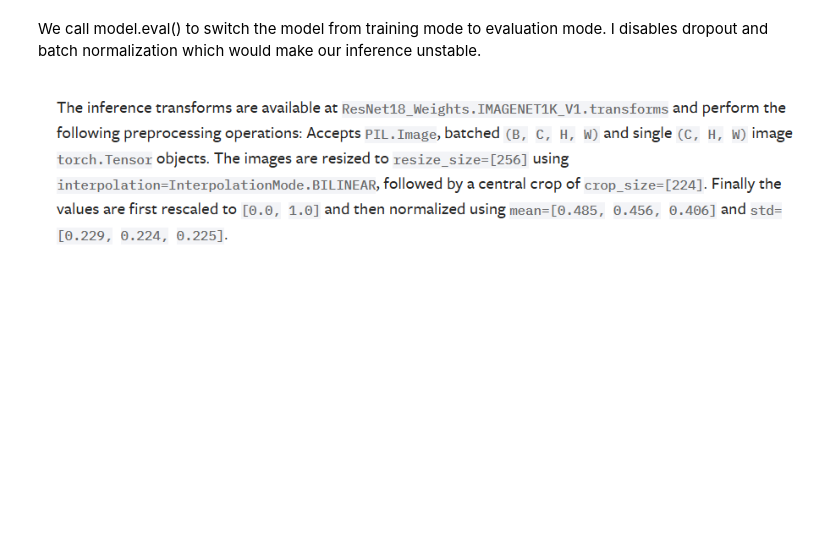
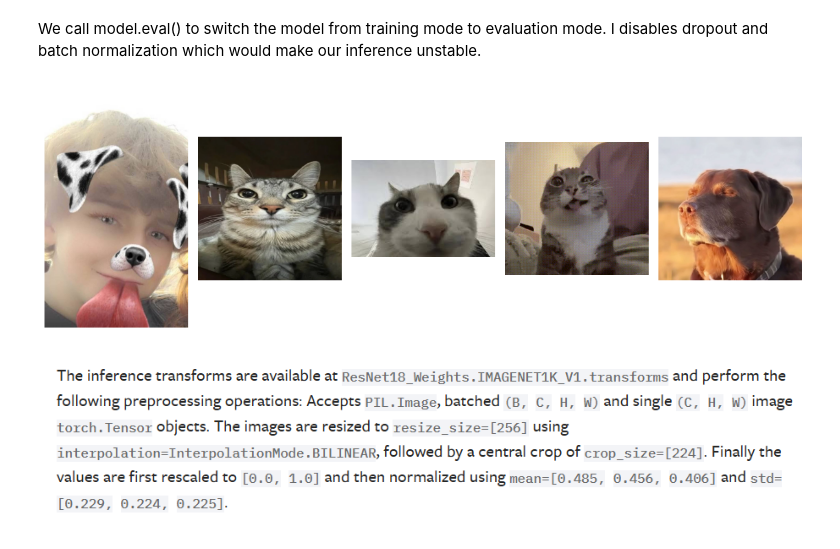
Before and after one commit to Kapponohacco/Neural-Networks, a Jupyter notebook: list1/assignment1.ipynb, the cells around one changed output. Drawn from its saved outputs; the diff is of its cells as text; code cells hidden in the pictures; blank space fills up the shorter version.

```diff
--- a/list1/assignment1.ipynb
+++ b/list1/assignment1.ipynb
@@ -325,7 +330,7 @@ model = resnet18(weights=ResNet18_Weights.DEFAULT)
 
 model.eval()
 
-image_files = ["oli.png", "lougo.png", "klosiej.png", "cat2.png", "cat3.png", "dog.png" ]
+image_files = ["klosiej.png", "cat.png" ,"cat2.png", "cat3.png", "dog.png", "oli.png", "lougo.png"]
 
 images = []
 for file in image_files:
@@ -333,6 +338,20 @@ for file in image_files:
     images.append(img)
 # %% [markdown]
 We call model.eval() to switch the model from training mode to evaluation mode. I disables dropout and batch normalization which would make our inference unstable.
+# %%
+import matplotlib.pyplot as plt
+
+plt.figure(figsize=(12,6))
+
+for i, img in enumerate(images[:5]):
+    plt.subplot(1, 5, i+1)
+    plt.imshow(img)
+    plt.axis("off")
+
+plt.tight_layout()
+plt.show()
+# %% [output]
+[figure, added]
 # %% [markdown]
 ![image.png](attachment:image.png)
 # %%
```
Also changed, not shown: parts of 5 cells of this notebook, 1 other file.
